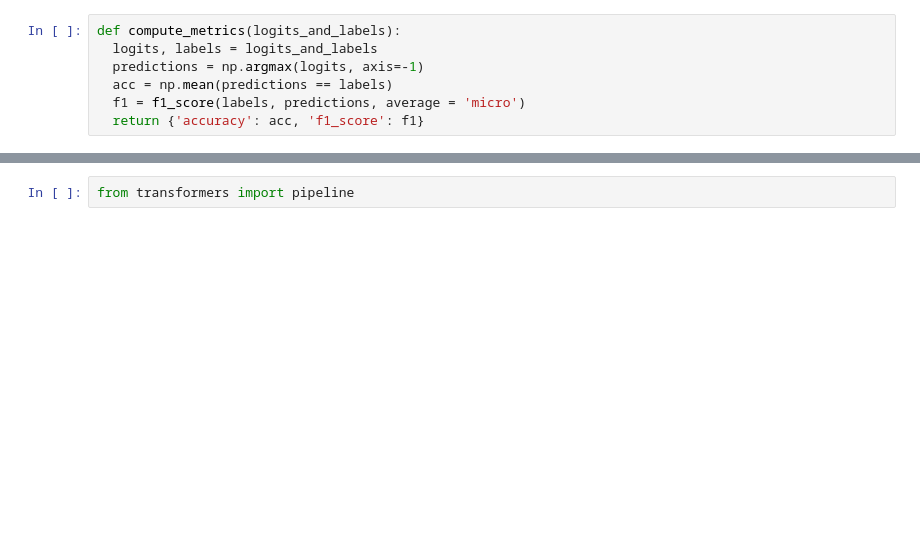
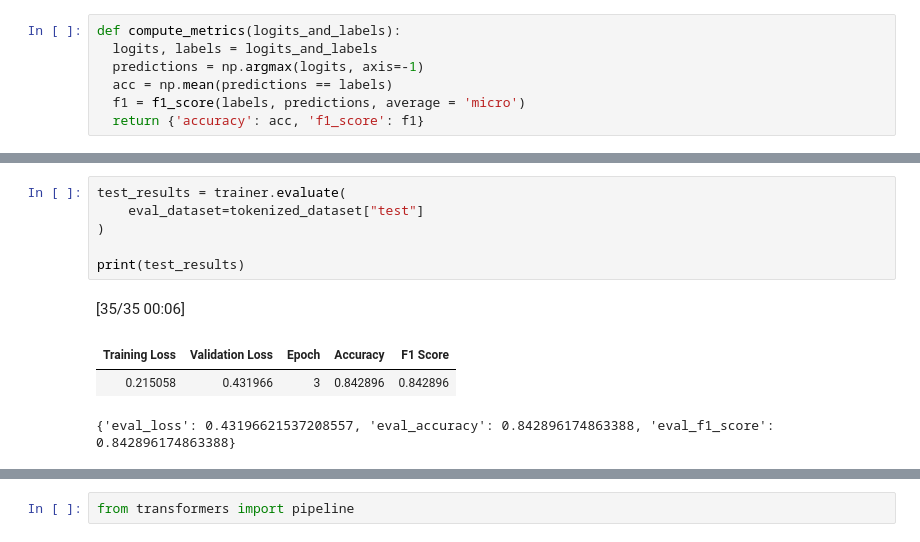
Before and after one commit to Ali-Sharafeddine/AI_Engineering, a Jupyter notebook: FineTuning_Exercise.ipynb, the cells around one changed output, grey strips where cells are left out. Cells and saved outputs as stored; diff of their text form; blank space fills up the shorter version.

```diff
--- a/FineTuning_Exercise.ipynb
+++ b/FineTuning_Exercise.ipynb
@@ -259,3 +280,14 @@ TrainOutput(global_step=1923, training_loss=0.3039837885324495, metrics={'train_
+# %%
+test_results = trainer.evaluate(
+    eval_dataset=tokenized_dataset["test"]
+)
+
+print(test_results)
+# %% [output]
+[35/35 00:06]
+| Training Loss | Validation Loss | Epoch | Accuracy | F1 Score |
+| 0.215058 | 0.431966 | 3 | 0.842896 | 0.842896 |
+{'eval_loss': 0.43196621537208557, 'eval_accuracy': 0.842896174863388, 'eval_f1_score': 0.842896174863388}
 # %%
 ! ls training_dir
 # %% [output]
```
Also changed, not shown: parts of 13 cells of this notebook.
